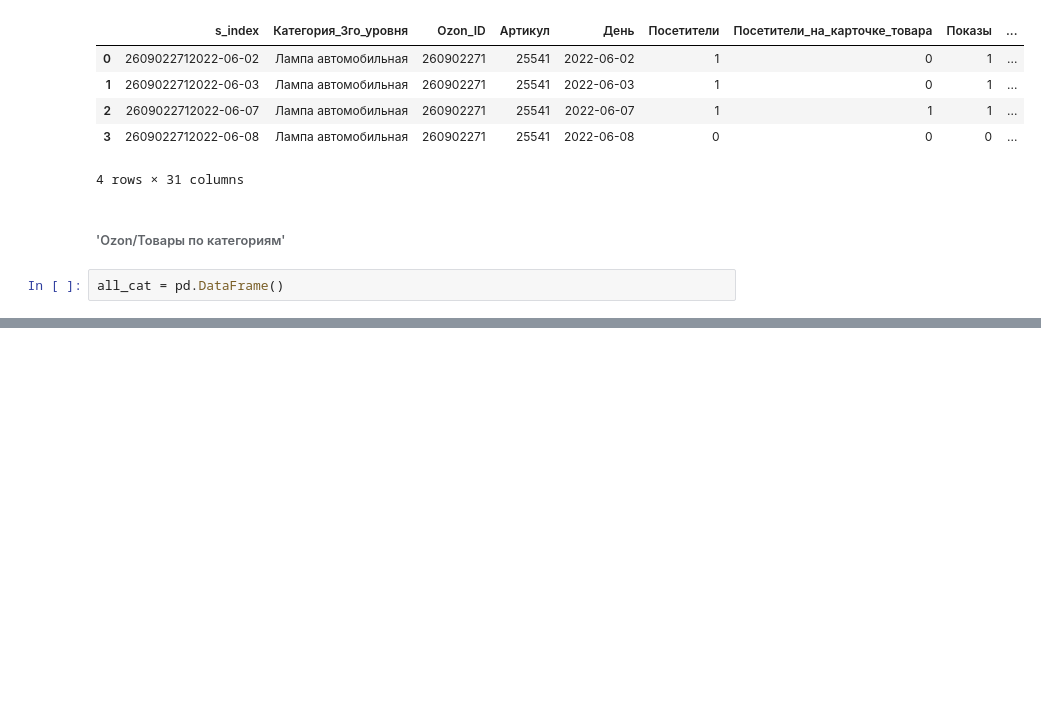
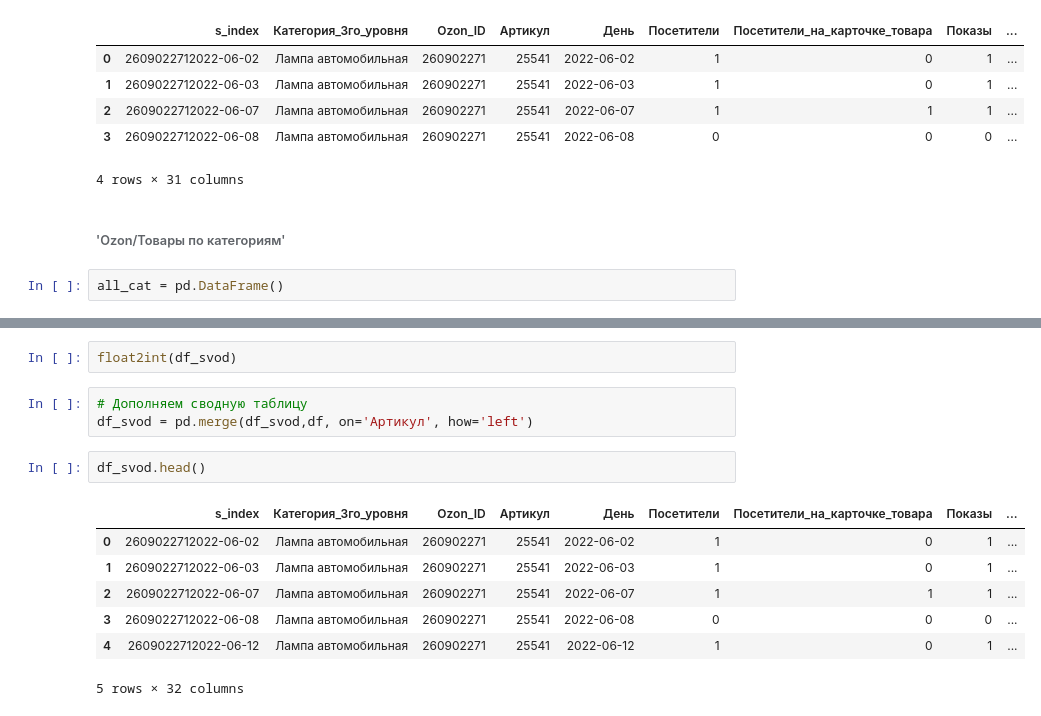
Before and after one commit to Untick/Marketplaces, a Jupyter notebook: 3_svod_DataSet.ipynb, the cells around one changed output, grey strips where cells are left out. Cells and saved outputs as stored; diff of their text form; blank space fills up the shorter version.

```diff
--- a/3_svod_DataSet.ipynb
+++ b/3_svod_DataSet.ipynb
@@ -1033,0 +1208,15 @@ df.dtypes
+# %%
+float2int(df_svod)
+# %%
+# Дополняем сводную таблицу
+df_svod = pd.merge(df_svod,df, on='Артикул', how='left')
+# %%
+df_svod.head()
+# %% [output]
+|  | s_index | Категория_3го_уровня | Ozon_ID | Артикул | День | Посетители | Посетители_на_карточке_товара | Показы | ... |
+| 0 | 2609022712022-06-02 | Лампа автомобильная | 260902271 | 25541 | 2022-06-02 | 1 | 0 | 1 | ... |
+| 1 | 2609022712022-06-03 | Лампа автомобильная | 260902271 | 25541 | 2022-06-03 | 1 | 0 | 1 | ... |
+| 2 | 2609022712022-06-07 | Лампа автомобильная | 260902271 | 25541 | 2022-06-07 | 1 | 1 | 1 | ... |
+| 3 | 2609022712022-06-08 | Лампа автомобильная | 260902271 | 25541 | 2022-06-08 | 0 | 0 | 0 | ... |
+| 4 | 2609022712022-06-12 | Лампа автомобильная | 260902271 | 25541 | 2022-06-12 | 1 | 0 | 1 | ... |
+5 rows × 32 columns
```
Also changed, not shown: parts of 25 cells of this notebook.
